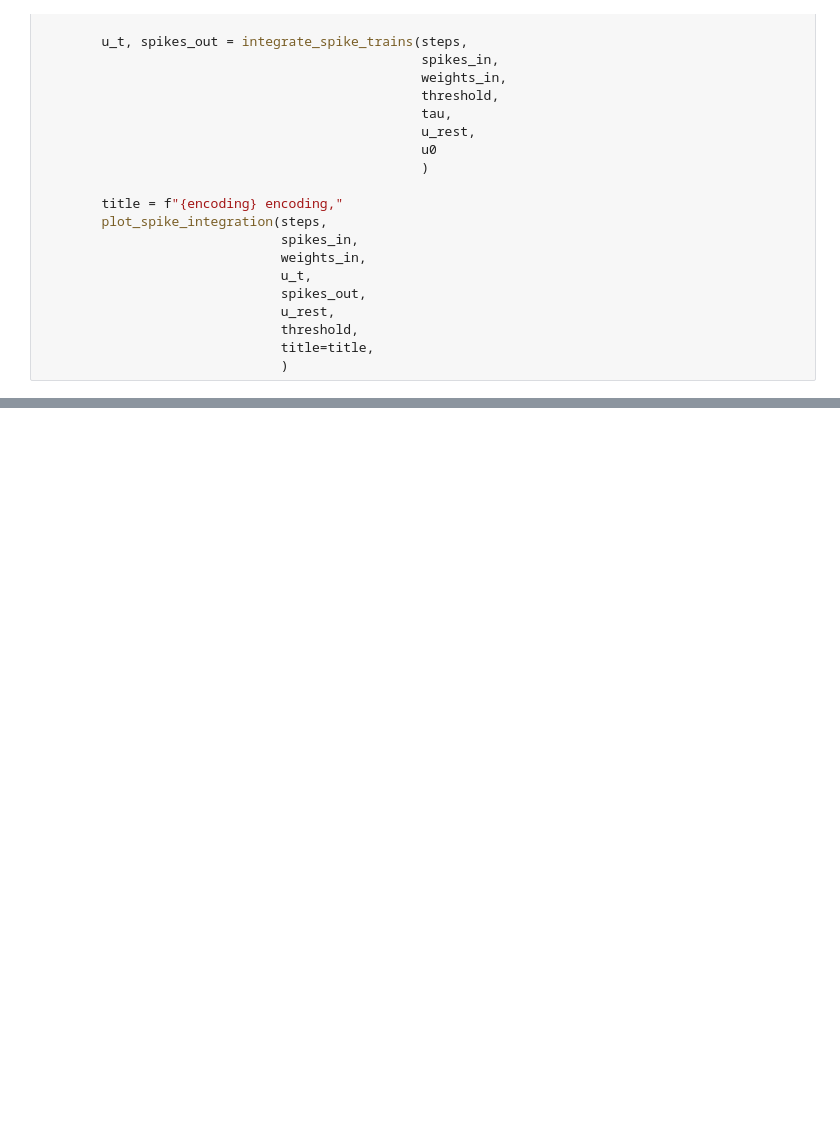
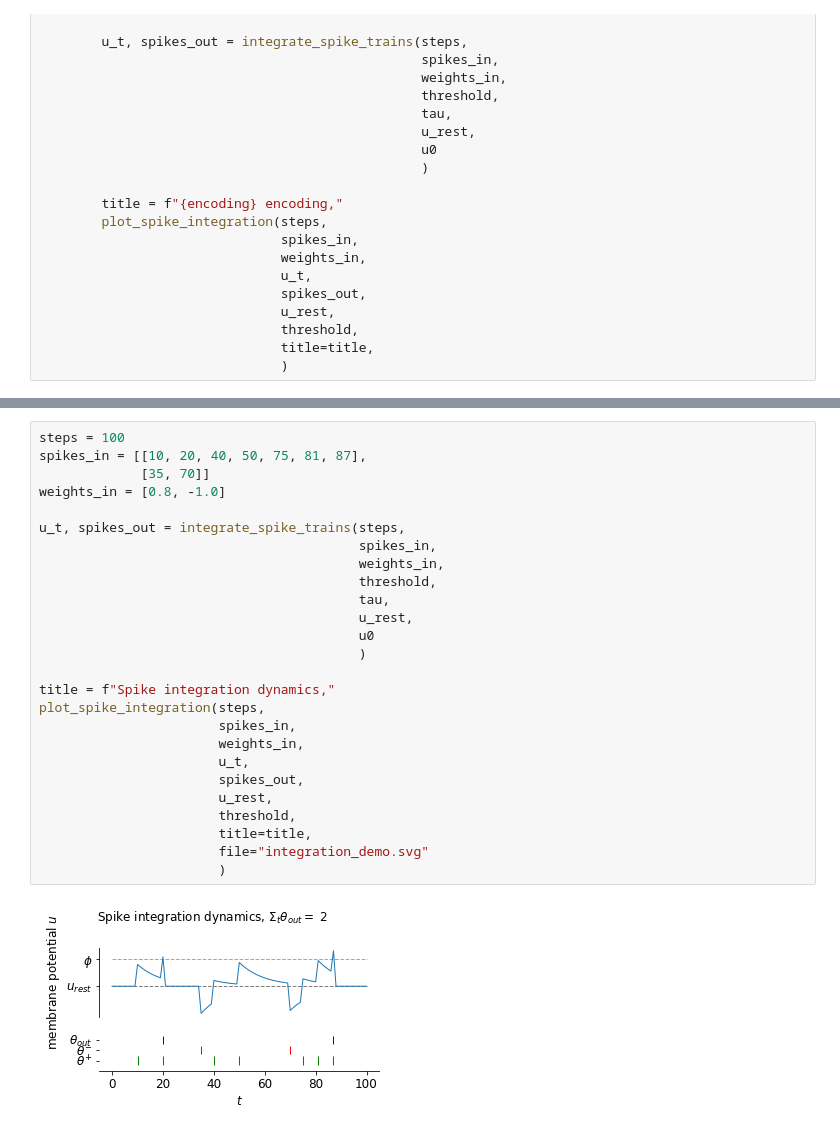
Before and after one commit to jhuebotter/SpikingVAE, a Jupyter notebook: notebooks/spike_integration.ipynb, the cells around one changed output, grey strips where cells are left out. Cells and saved outputs as stored; diff of their text form; blank space fills up the shorter version.

```diff
--- a/notebooks/spike_integration.ipynb
+++ b/notebooks/spike_integration.ipynb
@@ -190,0 +210,28 @@ run_simulation()
+# %%
+steps = 100
+spikes_in = [[10, 20, 40, 50, 75, 81, 87],
+             [35, 70]]
+weights_in = [0.8, -1.0]
+
+u_t, spikes_out = integrate_spike_trains(steps,
+                                         spikes_in,
+                                         weights_in,
+                                         threshold,
+                                         tau,
+                                         u_rest,
+                                         u0
+                                         )
+
+title = f"Spike integration dynamics,"
+plot_spike_integration(steps,
+                       spikes_in,
+                       weights_in,
+                       u_t,
+                       spikes_out,
+                       u_rest,
+                       threshold,
+                       title=title,
+                       file="integration_demo.svg"
+                       )
+# %% [output]
+[figure, added]
```
Also changed, not shown: parts of 6 cells of this notebook, 4 other files.
